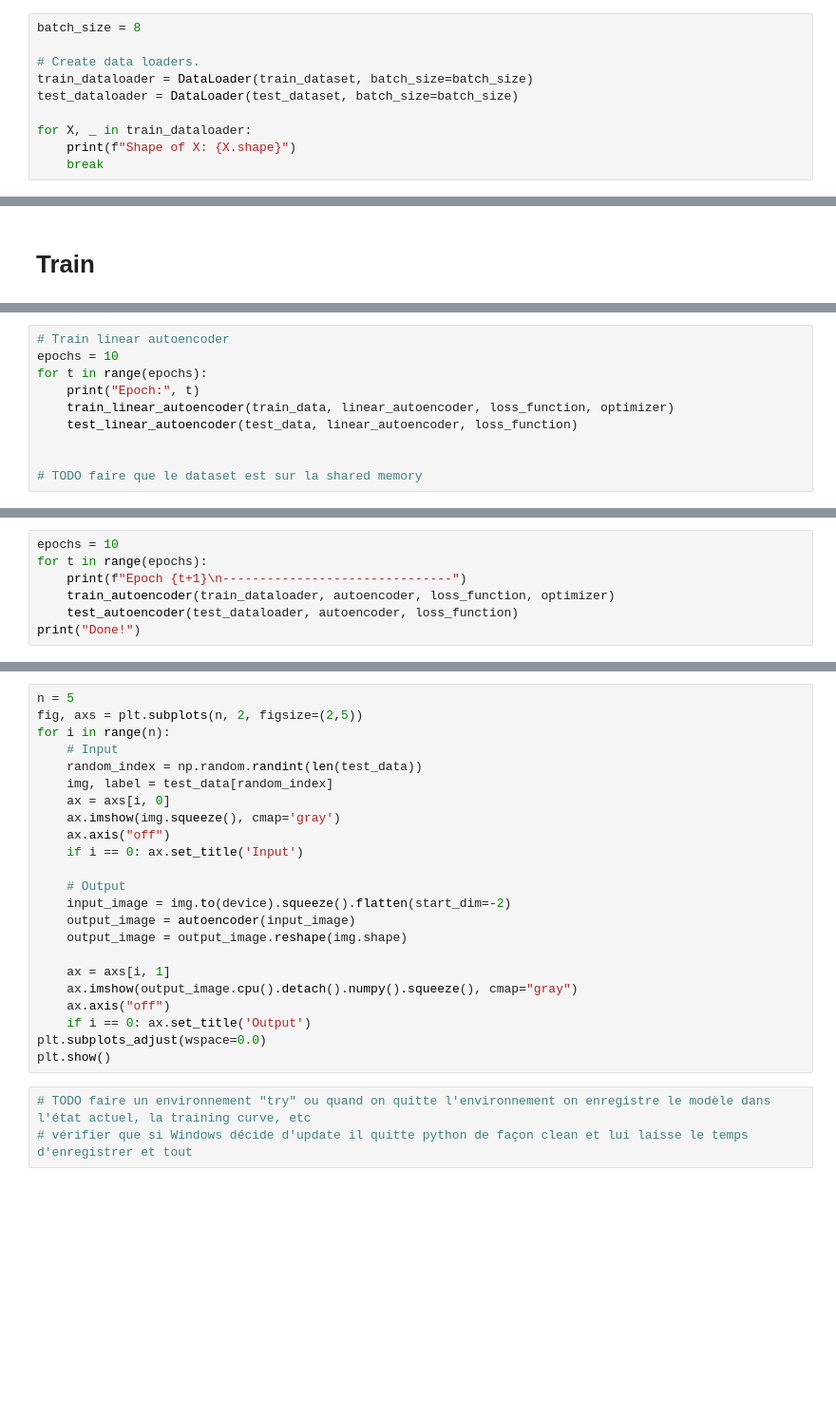
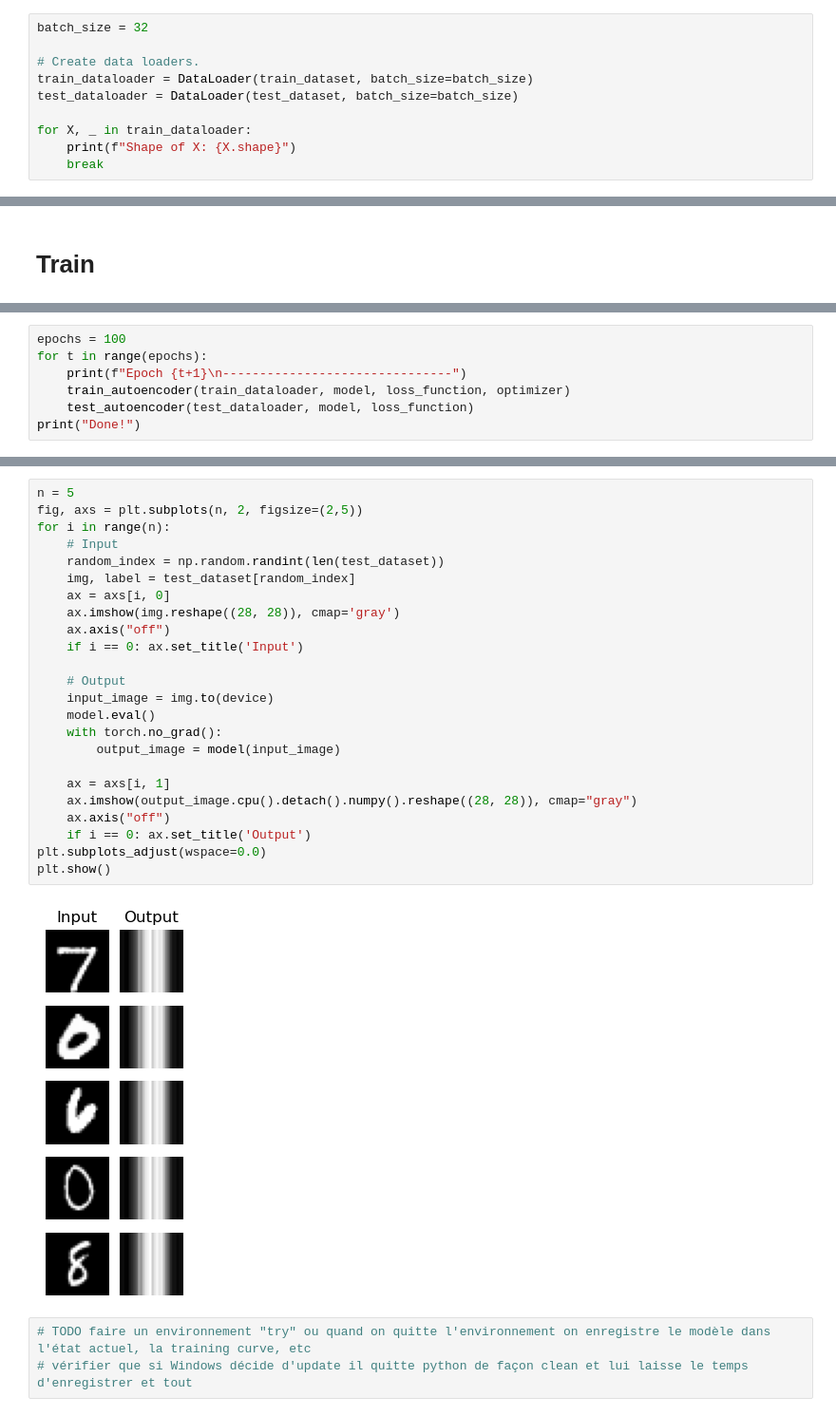
Before and after one commit to antmaier/ClassifierClassRegionsVisualisation, a Jupyter notebook: Model.ipynb, the cells around one changed output, grey strips where cells are left out. Shown: that part at 95% size. Saved outputs shown, nothing was run; the diff lists cells and outputs as text; blank space fills up the shorter version.

Commit message:
First version of RandomConnexionsTransformerAuto..

```diff
--- a/Model.ipynb
+++ b/Model.ipynb
@@ -63,5 +65,5 @@ plt.show()
 # %%
-batch_size = 8
+batch_size = 32
 
 # Create data loaders.
 train_dataloader = DataLoader(train_dataset, batch_size=batch_size)
@@ -174,10 +133,0 @@ def test_linear_autoencoder(data, model, loss_function):
-# %%
-# Train linear autoencoder
-epochs = 10
-for t in range(epochs):
-    print("Epoch:", t)
-    train_linear_autoencoder(train_data, linear_autoencoder, loss_function, optimizer)
-    test_linear_autoencoder(test_data, linear_autoencoder, loss_function)
-
-
-# TODO faire que le dataset est sur la shared memory
@@ -189,7 +134,7 @@ For debugging consider passing CUDA_LAUNCH_BLOCKING=1.
 # %%
-epochs = 10
+epochs = 100
 for t in range(epochs):
     print(f"Epoch {t+1}\n-------------------------------")
-    train_autoencoder(train_dataloader, autoencoder, loss_function, optimizer)
-    test_autoencoder(test_dataloader, autoencoder, loss_function)
+    train_autoencoder(train_dataloader, model, loss_function, optimizer)
+    test_autoencoder(test_dataloader, model, loss_function)
 print("Done!")
@@ -196,26 +153,29 @@ print("Done!")
 # %%
 n = 5
 fig, axs = plt.subplots(n, 2, figsize=(2,5))
 for i in range(n):
     # Input
-    random_index = np.random.randint(len(test_data))
-    img, label = test_data[random_index]
+    random_index = np.random.randint(len(test_dataset))
+    img, label = test_dataset[random_index]
     ax = axs[i, 0]
-    ax.imshow(img.squeeze(), cmap='gray')
+    ax.imshow(img.reshape((28, 28)), cmap='gray')
     ax.axis("off")
     if i == 0: ax.set_title('Input')
 
     # Output
-    input_image = img.to(device).squeeze().flatten(start_dim=-2)
-    output_image = autoencoder(input_image)
-    output_image = output_image.reshape(img.shape)
+    input_image = img.to(device)
+    model.eval()
+    with torch.no_grad():
+        output_image = model(input_image)
 
     ax = axs[i, 1]
-    ax.imshow(output_image.cpu().detach().numpy().squeeze(), cmap="gray")
+    ax.imshow(output_image.cpu().detach().numpy().reshape((28, 28)), cmap="gray")
     ax.axis("off")
     if i == 0: ax.set_title('Output')
 plt.subplots_adjust(wspace=0.0)
 plt.show()
+# %% [output]
+[figure, added]
 # %%
 # TODO faire un environnement "try" ou quand on quitte l'environnement on enregistre le modèle dans l'état actuel, la training curve, etc
 # vérifier que si Windows décide d'update il quitte python de façon clean et lui laisse le temps d'enregistrer et tout
```
Also changed, not shown: parts of 14 cells of this notebook, 1 other file.
